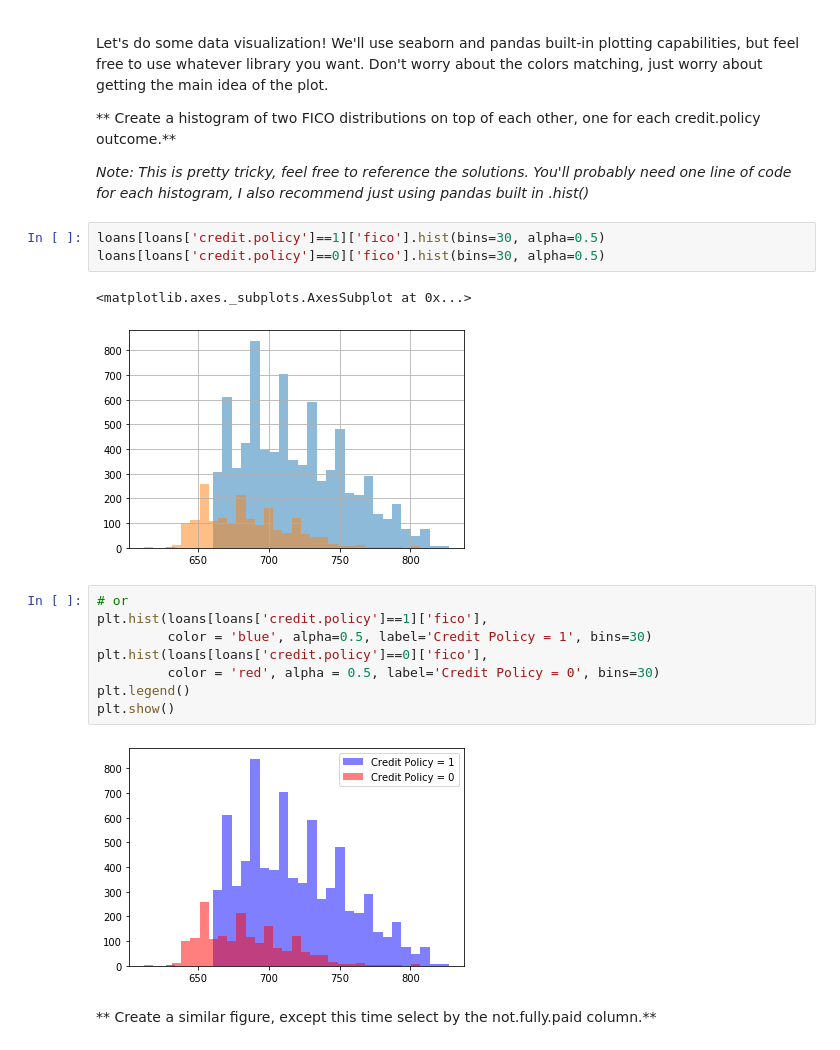
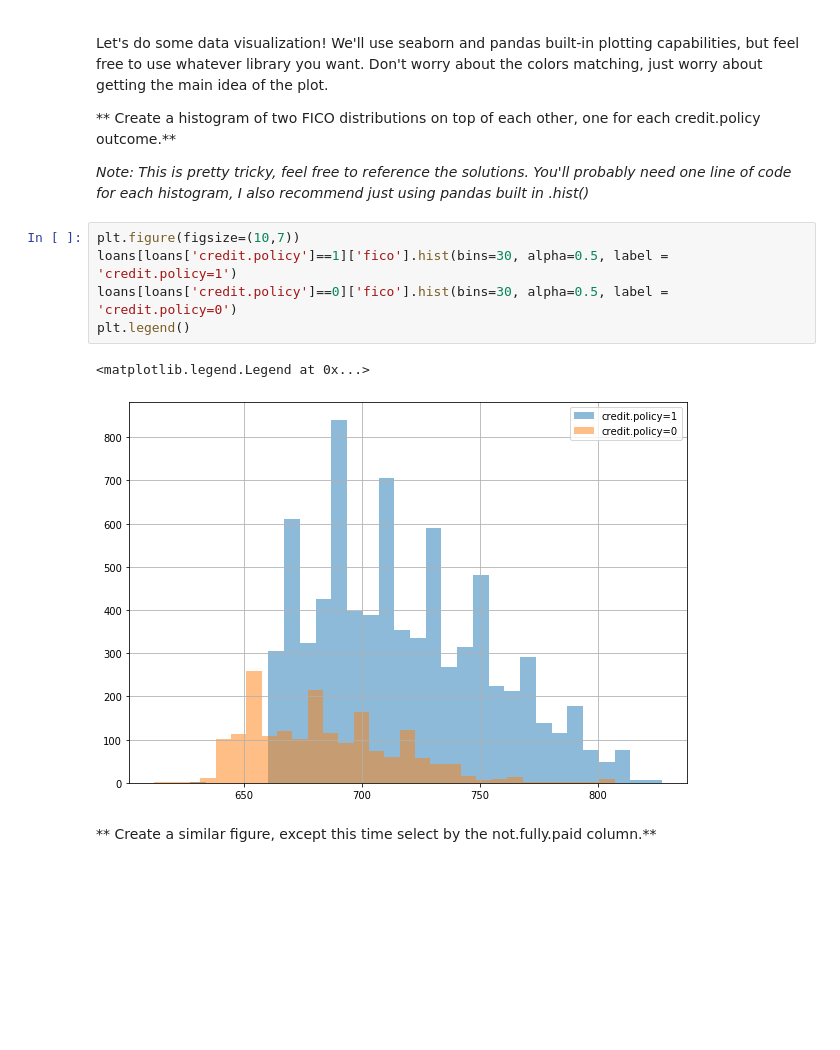
Before and after one commit to samundrud/Udemy-Python-Data-Science-and-ML, a Jupyter notebook: 15-Decision-Trees-and-Random-Forests/02-Decision Trees and Random Forest Project-Sarah.ipynb, the cells around one changed output. Drawn from its saved outputs; the diff is of its cells as text; blank space fills up the shorter version.

```diff
--- a/15-Decision-Trees-and-Random-Forests/02-Decision Trees and Random Forest Project-Sarah.ipynb
+++ b/15-Decision-Trees-and-Random-Forests/02-Decision Trees and Random Forest Project-Sarah.ipynb
@@ -95,21 +95,13 @@ Let's do some data visualization! We'll use seaborn and pandas built-in plotting
 
 *Note: This is pretty tricky, feel free to reference the solutions. You'll probably need one line of code for each histogram, I also recommend just using pandas built in .hist()*
 # %%
-loans[loans['credit.policy']==1]['fico'].hist(bins=30, alpha=0.5)
-loans[loans['credit.policy']==0]['fico'].hist(bins=30, alpha=0.5)
+plt.figure(figsize=(10,7))
+loans[loans['credit.policy']==1]['fico'].hist(bins=30, alpha=0.5, label = 'credit.policy=1')
+loans[loans['credit.policy']==0]['fico'].hist(bins=30, alpha=0.5, label = 'credit.policy=0')
+plt.legend()
 # %% [output]
-<matplotlib.axes._subplots.AxesSubplot at 0x...>
+<matplotlib.legend.Legend at 0x...>
-[figure, old version]
+[figure, new version]
-# %%
-# or
-plt.hist(loans[loans['credit.policy']==1]['fico'],
-         color = 'blue', alpha=0.5, label='Credit Policy = 1', bins=30)
-plt.hist(loans[loans['credit.policy']==0]['fico'],
-         color = 'red', alpha = 0.5, label='Credit Policy = 0', bins=30)
-plt.legend()
-plt.show()
-# %% [output]
-[figure, removed]
 # %% [markdown]
 ** Create a similar figure, except this time select by the not.fully.paid column.**
 # %%
```
Also changed, not shown: parts of 29 cells of this notebook.
